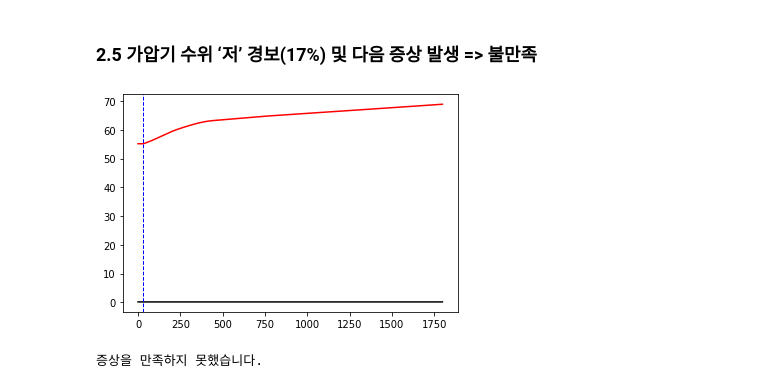
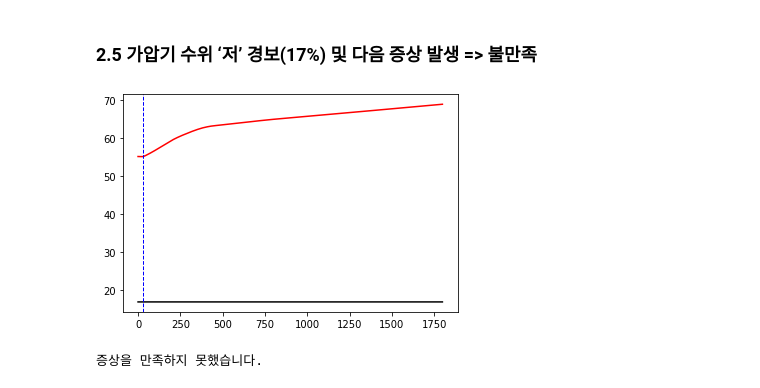
Before and after one commit to Jonghyun-Kim-73/CRONI_Project, a Jupyter notebook: Abnormal_Procedure_Verification/Verif_60_02.ipynb, the cells around one changed output. Drawn from its saved outputs; the diff is of its cells as text; code cells hidden in the pictures.

```diff
--- a/Abnormal_Procedure_Verification/Verif_60_02.ipynb
+++ b/Abnormal_Procedure_Verification/Verif_60_02.ipynb
@@ -229,12 +228,12 @@ else:
 # %%
 # KLAMPO311 : ALARM: PRZ cont level lo heater off
 # ZINST63 : 가압기 수위
 # CPZLOW : 가압기 수위 저 SETPOINT
 plt.plot(db['ZINST63'], color='r')
-plt.plot(db['CPZLOW'], color='k')
+plt.plot(db['CPZLOW']*100, color='k')
 vline = plt.axvline(29, color='b', linestyle='--', linewidth=1)
 # %% [output]
-[figure, old version]
+[figure, new version]
 # %%
 pzr_level_lo = []
 for i in range(len(db)):
```
Also changed, not shown: parts of 6 cells of this notebook, 1 other file.
